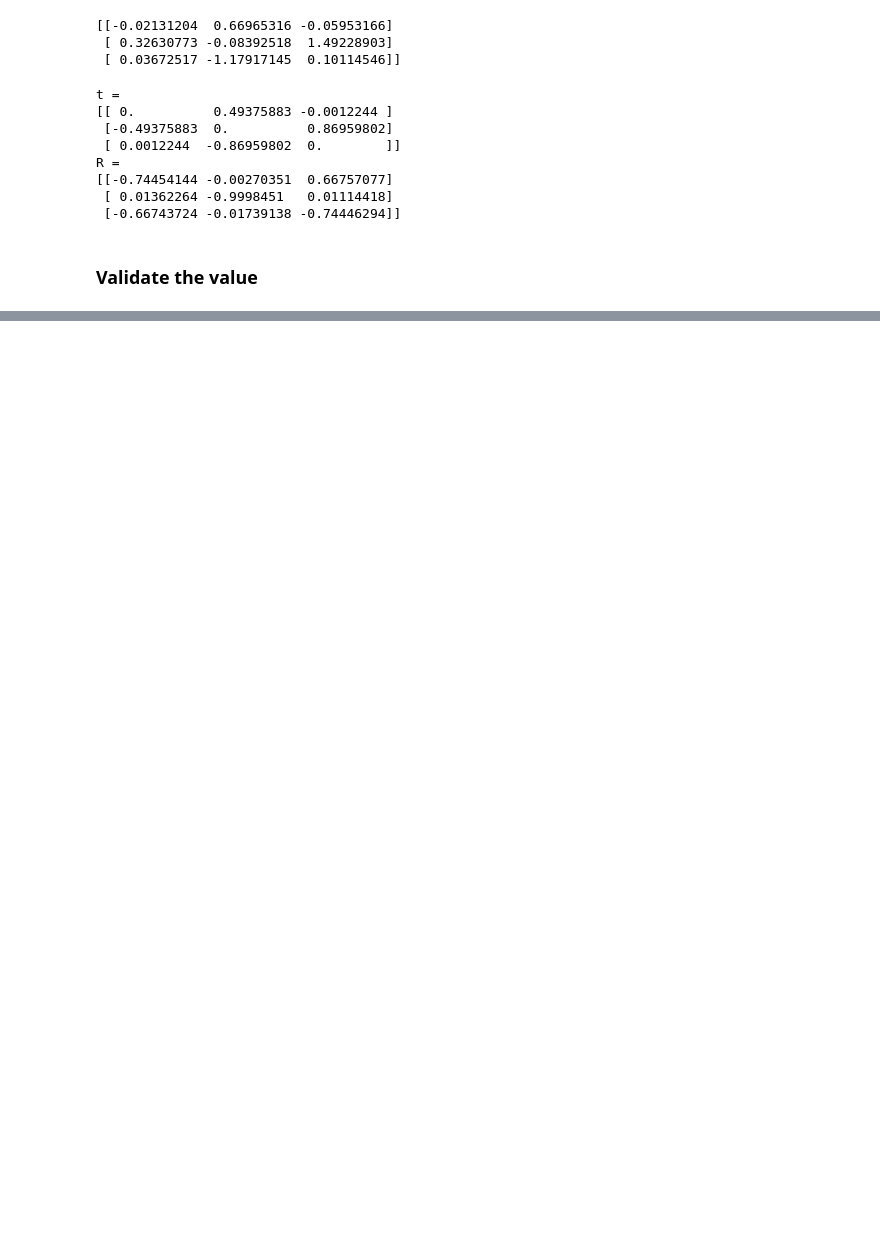
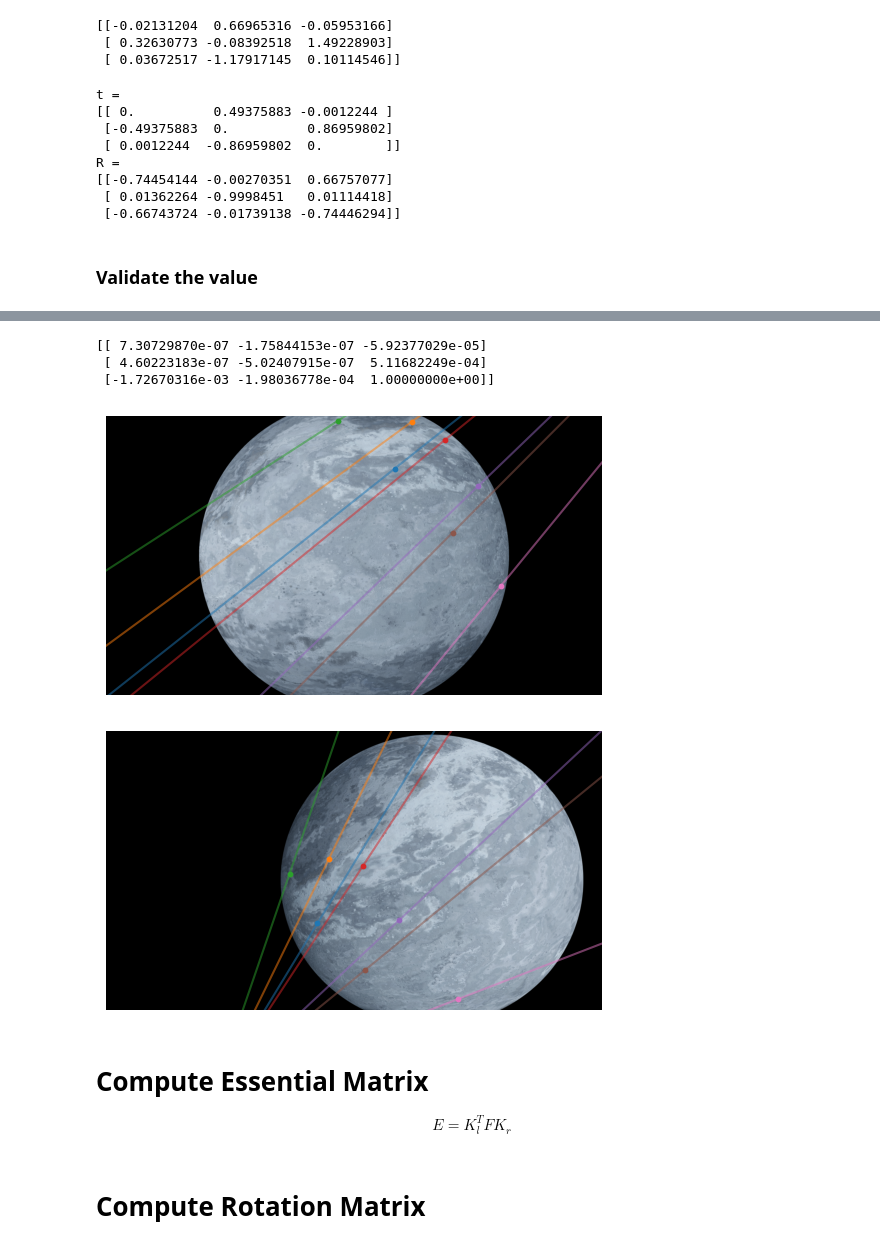
Before and after one commit to GrakePch/2024CV_FinalProject_StarCartographer, a Jupyter notebook: main2.ipynb, the cells around one changed output, grey strips where cells are left out. Saved outputs shown, nothing was run; the diff lists cells and outputs as text; code cells hidden in the pictures; blank space fills up the shorter version.

```diff
--- a/main2.ipynb
+++ b/main2.ipynb
@@ -150,0 +236,17 @@ print(trans56_norm)
+# %%
+F76, mask = cv.findFundamentalMat(p67_6, p67_7, cv.FM_LMEDS)
+F67 = F76.T
+print(F67)
+
+l = draw_epipolar_lines(img6, p67_7, p67_6, F76)
+l = draw_epipolar_lines(img7, p67_6, p67_7, F67)
+# %% [output]
+[[ 7.30729870e-07 -1.75844153e-07 -5.92377029e-05]
+ [ 4.60223183e-07 -5.02407915e-07  5.11682249e-04]
+ [-1.72670316e-03 -1.98036778e-04  1.00000000e+00]]
+[figure, added]
+[figure, added]
+# %% [markdown]
+# Compute Essential Matrix
+
+$$E = K_l^T F K_r$$
@@ -150,0 +268,2 @@ print(trans56_norm)
+# %% [markdown]
+# Compute Rotation Matrix
```
Also changed, not shown: parts of 34 cells of this notebook, 13 other files.
